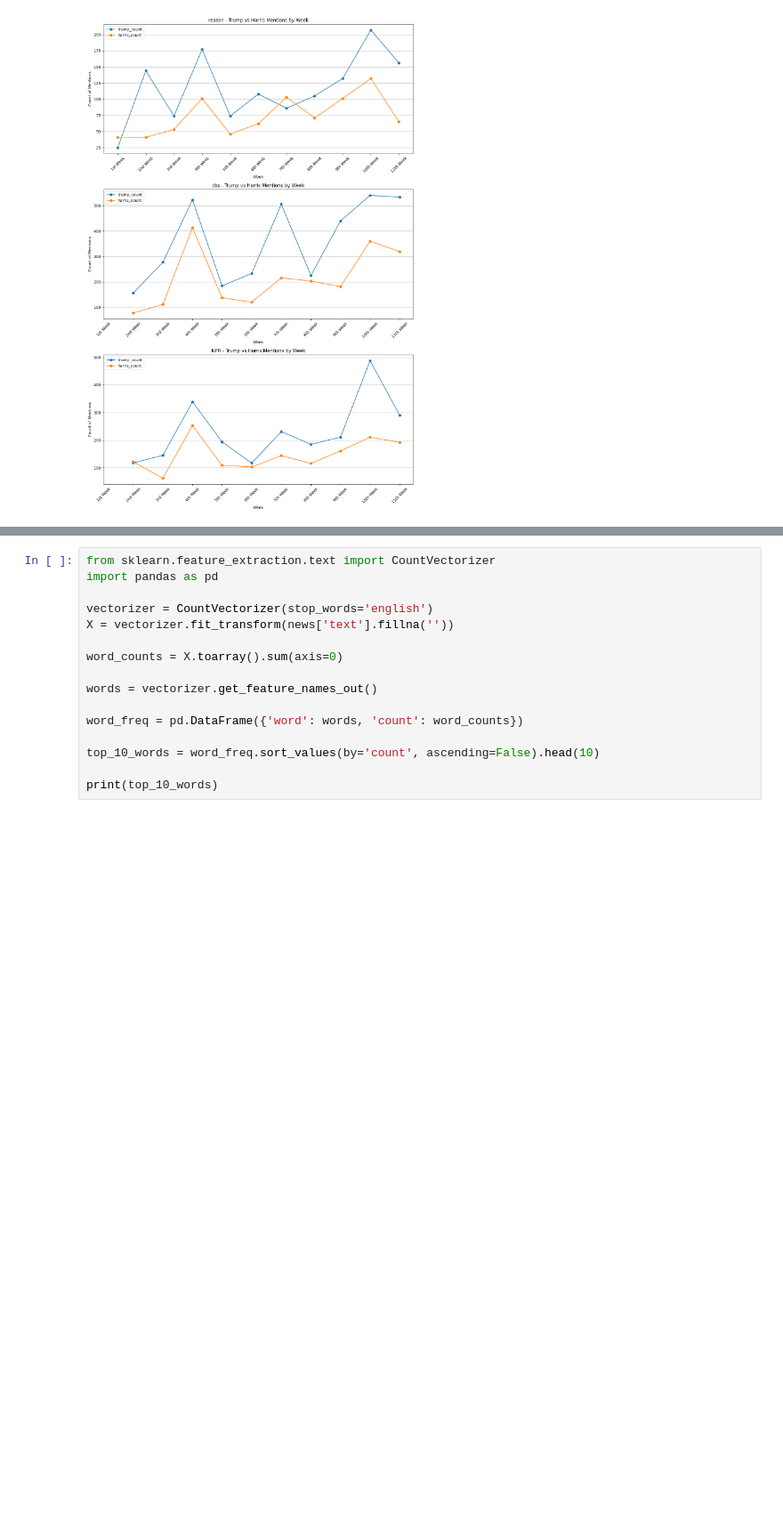
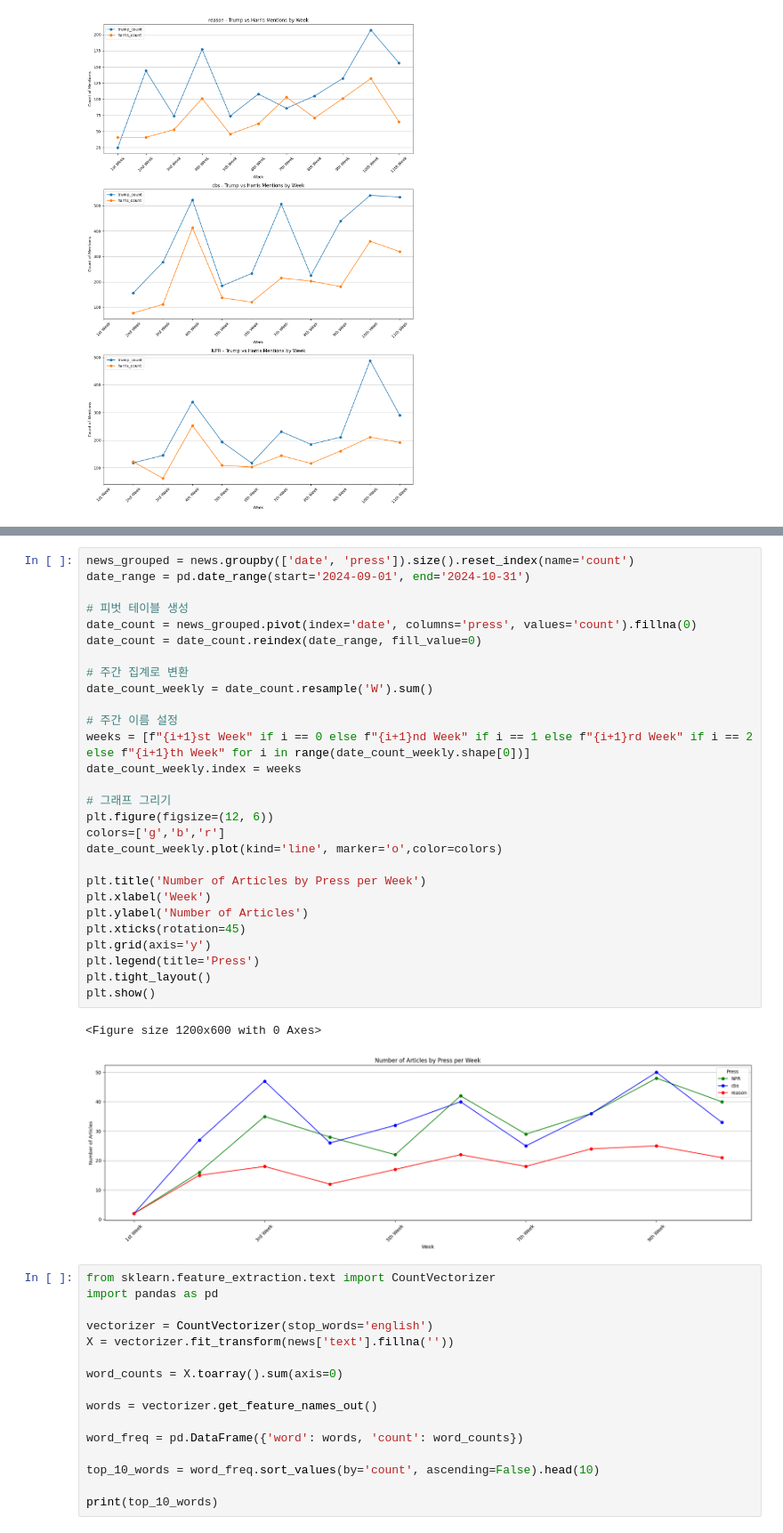
Before and after one commit to b00kkk/US_President_Election_2024, a Jupyter notebook: visualization&analysis/news_visualization&analysis.ipynb, the cells around one changed output, grey strips where cells are left out. Shown at 89% size. Drawn from its saved outputs; the diff is of its cells as text; blank space fills up the shorter version.

```diff
--- a/visualization&analysis/news_visualization&analysis.ipynb
+++ b/visualization&analysis/news_visualization&analysis.ipynb
@@ -154,3 +189,34 @@ plt.show()
+# %%
+news_grouped = news.groupby(['date', 'press']).size().reset_index(name='count')
+date_range = pd.date_range(start='2024-09-01', end='2024-10-31')
+
+# 피벗 테이블 생성
+date_count = news_grouped.pivot(index='date', columns='press', values='count').fillna(0)
+date_count = date_count.reindex(date_range, fill_value=0)
+
+# 주간 집계로 변환
+date_count_weekly = date_count.resample('W').sum()
+
+# 주간 이름 설정
+weeks = [f"{i+1}st Week" if i == 0 else f"{i+1}nd Week" if i == 1 else f"{i+1}rd Week" if i == 2 else f"{i+1}th Week" for i in range(date_count_weekly.shape[0])]
+date_count_weekly.index = weeks
+
+# 그래프 그리기
+plt.figure(figsize=(12, 6))
+colors=['g','b','r']
+date_count_weekly.plot(kind='line', marker='o',color=colors)
+
+plt.title('Number of Articles by Press per Week')
+plt.xlabel('Week')
+plt.ylabel('Number of Articles')
+plt.xticks(rotation=45)
+plt.grid(axis='y')
+plt.legend(title='Press')
+plt.tight_layout()
+plt.show()
+# %% [output]
+<Figure size 1200x600 with 0 Axes>
+[figure, added]
 # %%
 from sklearn.feature_extraction.text import CountVectorizer
 import pandas as pd
```
Also changed, not shown: parts of 11 cells of this notebook.
